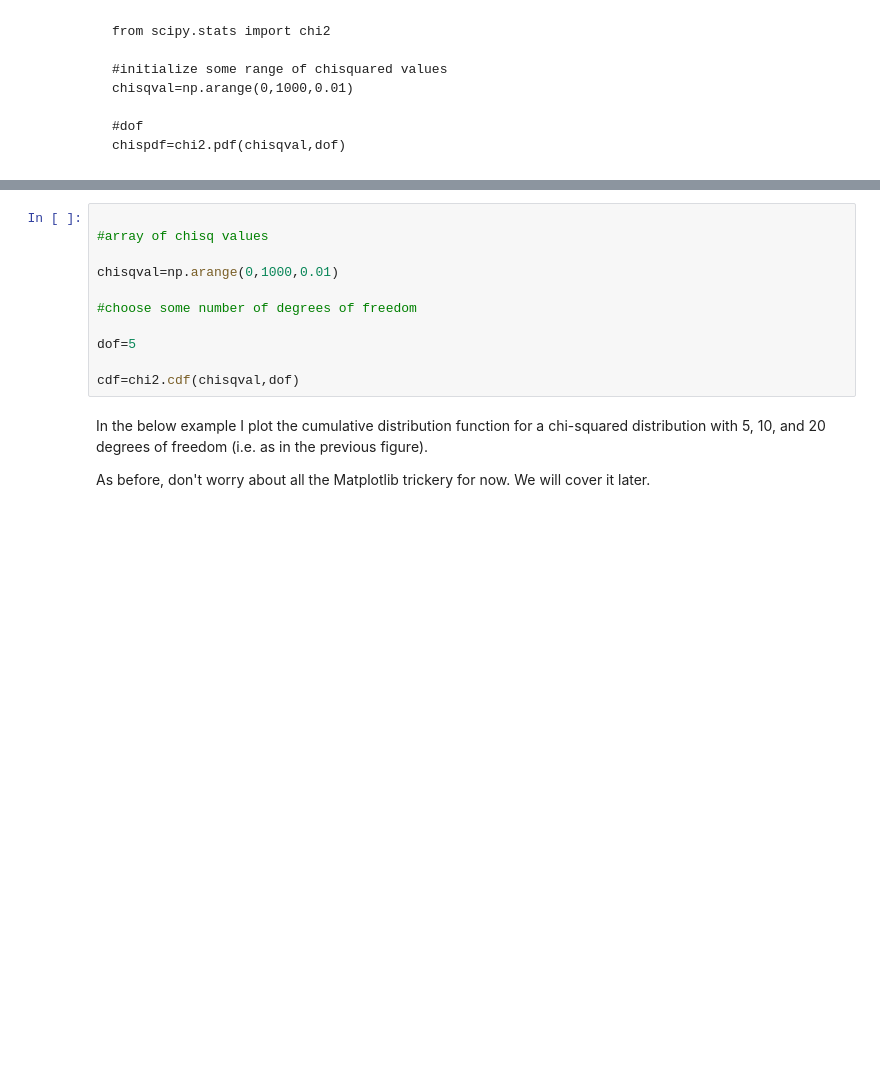
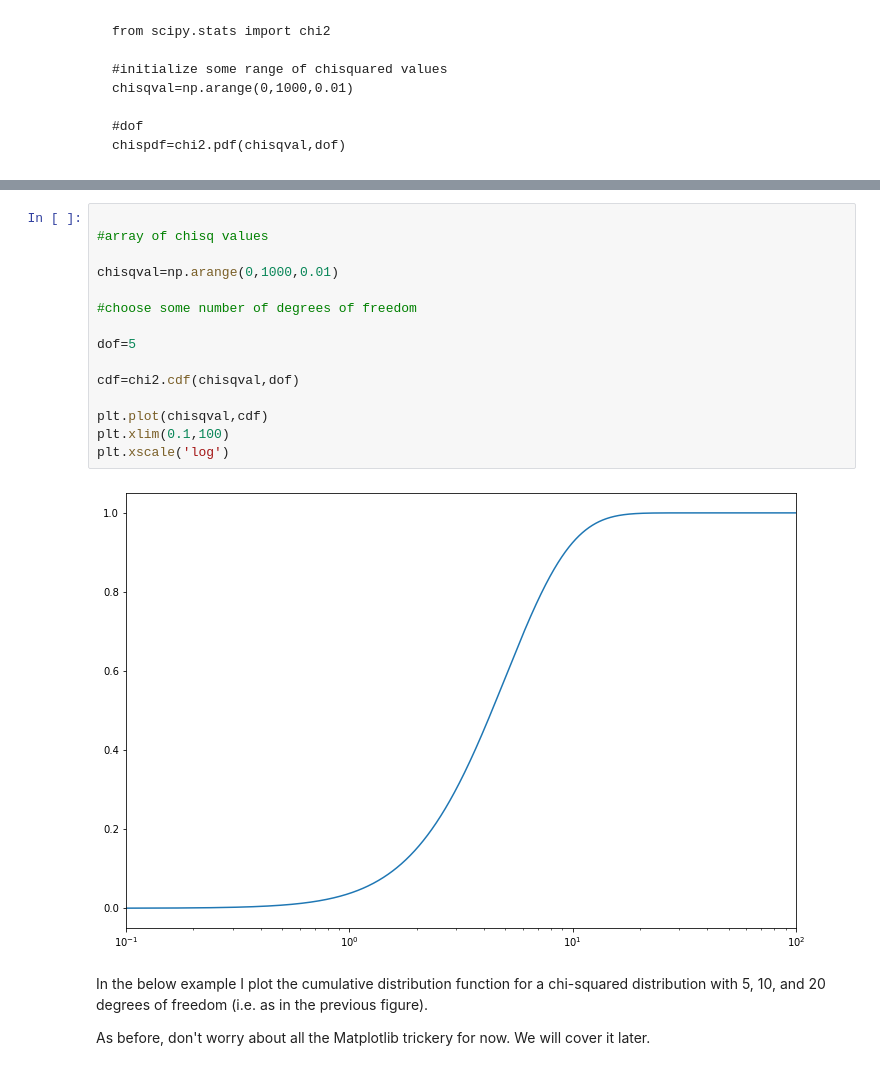
Before and after one commit to thaynecurrie/phys7943_fall2023, a Jupyter notebook: ScientificPythonNotes/SciPy/Python_scipy_part3.ipynb, the cells around one changed output, grey strips where cells are left out. Cells and saved outputs as stored; diff of their text form; blank space fills up the shorter version.

```diff
--- a/ScientificPythonNotes/SciPy/Python_scipy_part3.ipynb
+++ b/ScientificPythonNotes/SciPy/Python_scipy_part3.ipynb
@@ -545,14 +555,20 @@ To understand how this works, we first calculate the _cumulative distribution fu
 # %%
 
 #array of chisq values
 
 chisqval=np.arange(0,1000,0.01)
 
 #choose some number of degrees of freedom
 
 dof=5
 
 cdf=chi2.cdf(chisqval,dof)
+
+plt.plot(chisqval,cdf)
+plt.xlim(0.1,100)
+plt.xscale('log')
+# %% [output]
+[figure, added]
 # %% [markdown]
 In the below example I plot the cumulative distribution function for a chi-squared distribution with 5, 10, and 20 degrees of freedom (i.e. as in the previous figure).
 
```
Also changed, not shown: parts of 8 cells of this notebook, 3 other files.
